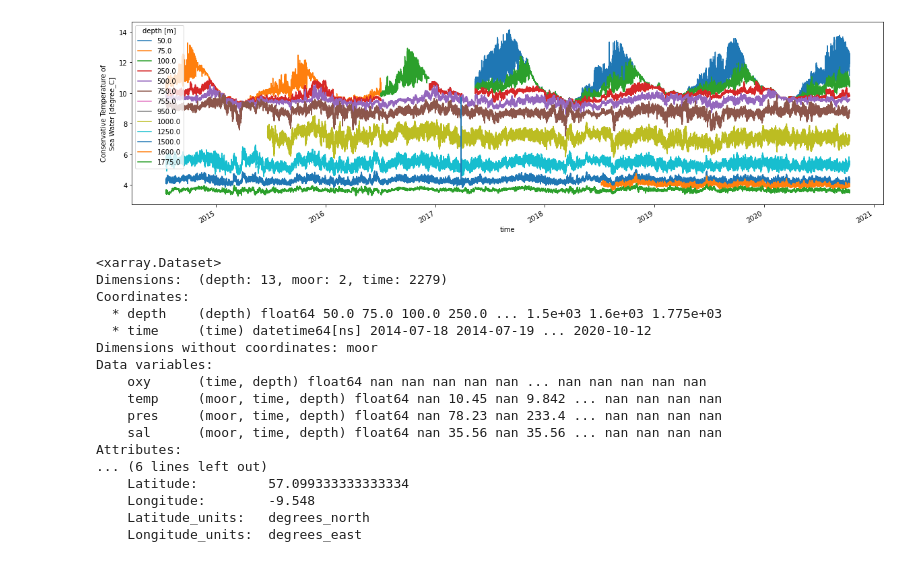
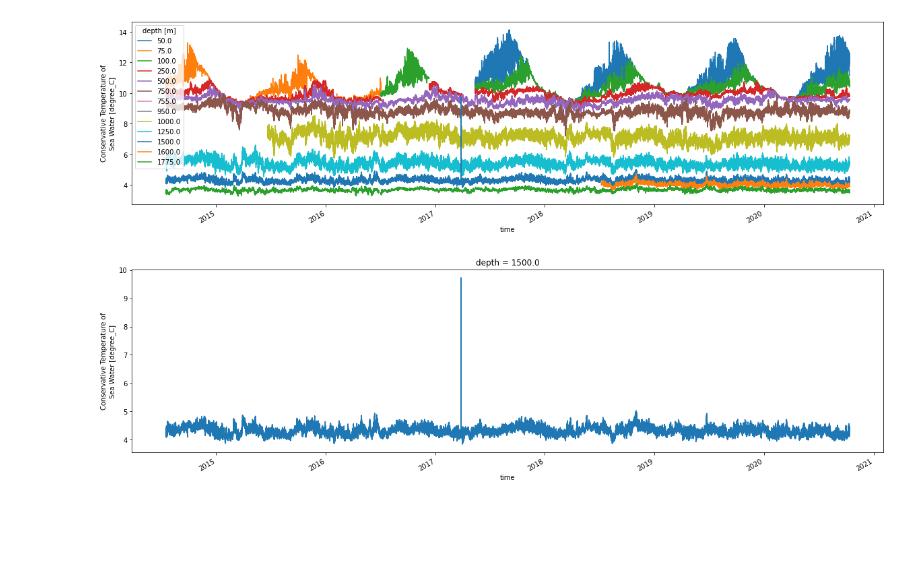
Before and after one commit to Marie-Louise-Korte/Rockall_Trough_MHW, a Jupyter notebook: Quality_control_EB.ipynb, the cells around one changed output. Saved outputs shown, nothing was run; the diff lists cells and outputs as text; code cells hidden in the pictures; blank space fills up the shorter version.

```diff
--- a/Quality_control_EB.ipynb
+++ b/Quality_control_EB.ipynb
@@ -32,3 +32,7 @@ ds_eb.temp.plot.line(x='time', figsize = (20,5));
 [figure]
 [figure]
 [figure]
+# %%
+ds_eb.temp.sel(depth=1500).plot.line(x='time', figsize = (20,5));
+# %% [output]
+[figure, added]
@@ -36,23 +50,3 @@ ds_eb.temp.plot.line(x='time', figsize = (20,5));
 ds_eb = ds_eb.resample(time = "1D").mean(keep_attrs=True);
 # %%
 ds_eb = xr.concat([ds_eb, ds_ox], dim = 'moor')
-# %%
-ds_eb
-# %% [output]
-<xarray.Dataset>
-Dimensions:  (depth: 13, moor: 2, time: 2279)
-Coordinates:
-  * depth    (depth) float64 50.0 75.0 100.0 250.0 ... 1.5e+03 1.6e+03 1.775e+03
-  * time     (time) datetime64[ns] 2014-07-18 2014-07-19 ... 2020-10-12
-Dimensions without coordinates: moor
-Data variables:
-    oxy      (time, depth) float64 nan nan nan nan nan ... nan nan nan nan nan
-    temp     (moor, time, depth) float64 nan 10.45 nan 9.842 ... nan nan nan nan
-    pres     (moor, time, depth) float64 nan 78.23 nan 233.4 ... nan nan nan nan
-    sal      (moor, time, depth) float64 nan 35.56 nan 35.56 ... nan nan nan nan
-Attributes:
-... (6 lines left out)
-    Latitude:         57.099333333333334
-    Longitude:        -9.548
-    Latitude_units:   degrees_north
-    Longitude_units:  degrees_east
```
Also changed, not shown: parts of 7 cells of this notebook.
